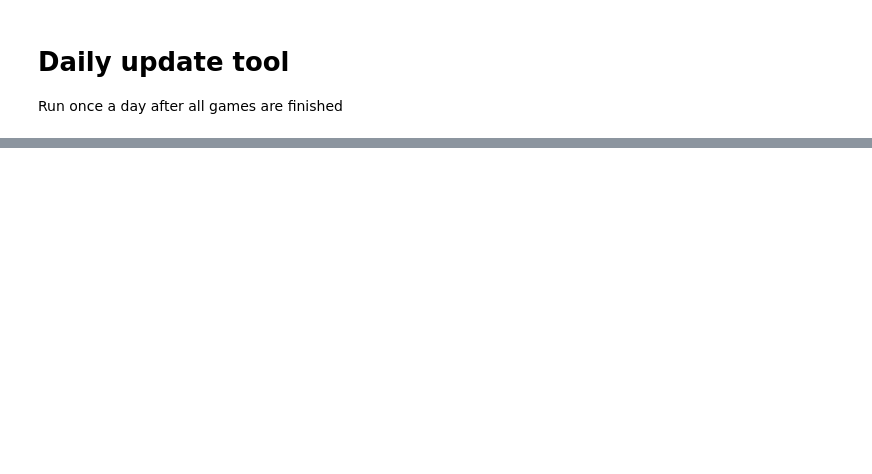
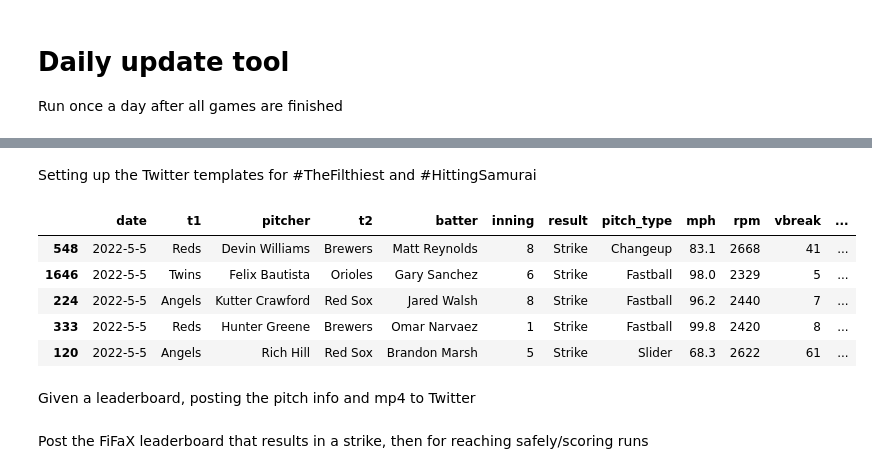
Before and after one commit to ddoberne/the-filthiest, a Jupyter notebook: daily_update.ipynb, the cells around one changed output, grey strips where cells are left out. Cells and saved outputs as stored; diff of their text form; code cells hidden in the pictures; blank space fills up the shorter version.

```diff
--- a/daily_update.ipynb
+++ b/daily_update.ipynb
@@ -165,0 +226,5 @@ df['fifax'] = df[['pitch_type', 'mph', 'rpm', 'vbreak', 'hbreak', 'left_right']]
+# %%
+for pitcher in pitchers:
+    pitcher_name = pitcher.find('a').text
+    pitcher_id = pitcher.find('a')['href'].split('/')[-1]
+    pitcher_dict[delete_suffix(comma_name_to_full(pitcher_name))] = pitcher_id
@@ -165,0 +261,17 @@ df['fifax'] = df[['pitch_type', 'mph', 'rpm', 'vbreak', 'hbreak', 'left_right']]
+# %%
+df['url'] = 'None'
+leaderboard = df.loc[df['result'] == 'Strike'].sort_values(by = 'fifax', ascending = False).head(5)
+
+for i in range(0, len(leaderboard)):
+    leader = leaderboard.iloc[i]
+    if df.loc[leaderboard.index[i], 'url'] == 'None':
+        df.loc[leaderboard.index[i], 'url'] = get_mp4(leader, driver)
+# %%
+pitch_types = ['Fastball', 'Slider', 'Sinker', 'Changeup', 'Curveball', 'Cutter', 'Splitter']
+for pitch_type in pitch_types:
+    leaderboard = df.loc[(df['result'] == 'Strike') & (df['pitch_type'] == pitch_type)].sort_values(by = 'fifax', ascending = False).head(5)
+
+    for i in range(0, len(leaderboard)):
+        leader = leaderboard.iloc[i]
+        if df.loc[leaderboard.index[i], 'url'] == 'None':
+            df.loc[leaderboard.index[i], 'url'] = get_mp4(leader, driver)
@@ -165,0 +280,6 @@ df['fifax'] = df[['pitch_type', 'mph', 'rpm', 'vbreak', 'hbreak', 'left_right']]
+# %%
+leaderboard = df.loc[(df['result_raw'] == 'In play, no out') | (df['result_raw'] == 'In play, run(s)')].sort_values(by = 'fifax', ascending = False).head(5)
+
+for i in range(0, len(leaderboard)):
+    leader = leaderboard.iloc[i]
+    df.loc[leaderboard.index[i], 'url'] = get_mp4(leader, driver)
@@ -205,0 +370,2 @@ pitch-data/2022-4-7.csv with contents 2022-4-7.csv uploaded to the-filthiest
+# %% [markdown]
+Setting up the Twitter templates for #TheFilthiest and #HittingSamurai
@@ -205,0 +453,12 @@ pitch-data/2022-4-7.csv with contents 2022-4-7.csv uploaded to the-filthiest
+# %%
+leaderboard = df.loc[df['result'] == 'Strike'].sort_values(by = 'fifax', ascending = False).head(5)
+leaderboard
+# %% [output]
+|  | date | t1 | pitcher | t2 | batter | inning | result | pitch_type | mph | rpm | vbreak | ... |
+| 548 | 2022-5-5 | Reds | Devin Williams | Brewers | Matt Reynolds | 8 | Strike | Changeup | 83.1 | 2668 | 41 | ... |
+| 1646 | 2022-5-5 | Twins | Felix Bautista | Orioles | Gary Sanchez | 6 | Strike | Fastball | 98.0 | 2329 | 5 | ... |
+| 224 | 2022-5-5 | Angels | Kutter Crawford | Red Sox | Jared Walsh | 8 | Strike | Fastball | 96.2 | 2440 | 7 | ... |
+| 333 | 2022-5-5 | Reds | Hunter Greene | Brewers | Omar Narvaez | 1 | Strike | Fastball | 99.8 | 2420 | 8 | ... |
+| 120 | 2022-5-5 | Angels | Rich Hill | Red Sox | Brandon Marsh | 5 | Strike | Slider | 68.3 | 2622 | 61 | ... |
+# %% [markdown]
+Given a leaderboard, posting the pitch info and mp4 to Twitter
@@ -205,0 +493,2 @@ pitch-data/2022-4-7.csv with contents 2022-4-7.csv uploaded to the-filthiest
+# %% [markdown]
+Post the FiFaX leaderboard that results in a strike, then for reaching safely/scoring runs
```
Also changed, not shown: parts of 39 cells of this notebook.
